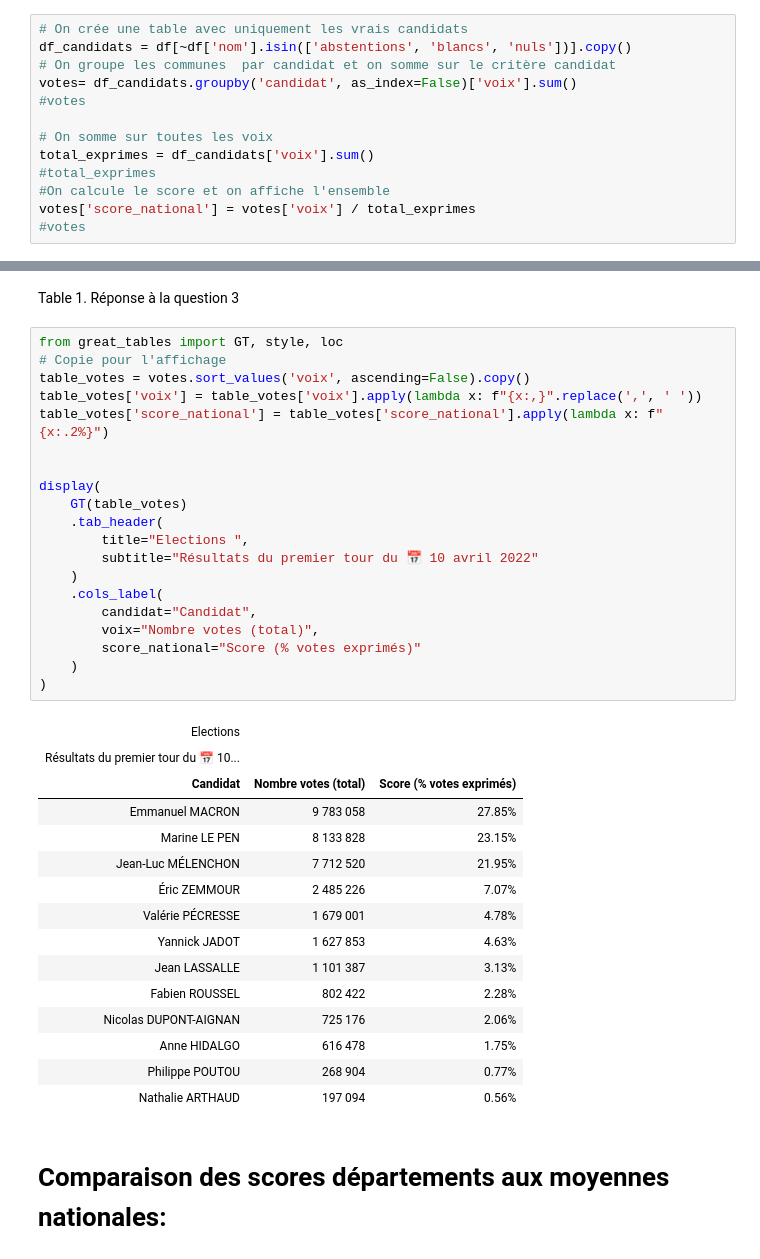
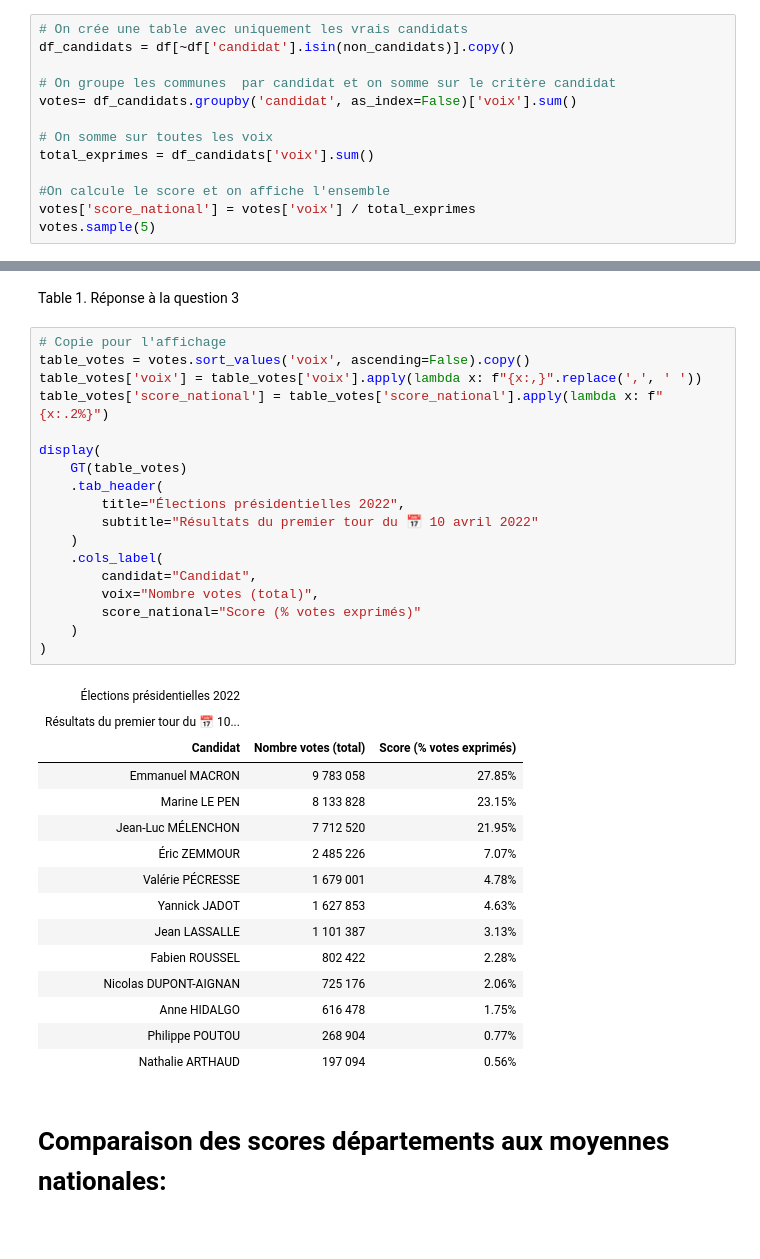
Before and after one commit to TeodoraHub/DM_python, a Jupyter notebook: DM_pythonDMR.ipynb, the cells around one changed output, grey strips where cells are left out. Saved outputs shown, nothing was run; the diff lists cells and outputs as text.

```diff
--- a/DM_pythonDMR.ipynb
+++ b/DM_pythonDMR.ipynb
@@ -173,14 +173,14 @@ En 2022, il y avait 12 candidats à l'élection présidentielle.
 ## Question 3 — Scores nationaux de chaque candidat
 # %%
 # On crée une table avec uniquement les vrais candidats
-df_candidats = df[~df['nom'].isin(['abstentions', 'blancs', 'nuls'])].copy()
+df_candidats = df[~df['candidat'].isin(non_candidats)].copy()
+
 # On groupe les communes  par candidat et on somme sur le critère candidat
 votes= df_candidats.groupby('candidat', as_index=False)['voix'].sum()
-#votes
 
 # On somme sur toutes les voix
 total_exprimes = df_candidats['voix'].sum()
-#total_exprimes
+
 #On calcule le score et on affiche l'ensemble
 votes['score_national'] = votes['voix'] / total_exprimes
-#votes
+votes.sample(5)
@@ -187,27 +194,25 @@ votes['score_national'] = votes['voix'] / total_exprimes
 # %% [markdown]
 Table 1. Réponse à la question 3
 # %%
-from great_tables import GT, style, loc
 # Copie pour l'affichage
 table_votes = votes.sort_values('voix', ascending=False).copy()
 table_votes['voix'] = table_votes['voix'].apply(lambda x: f"{x:,}".replace(',', ' '))
 table_votes['score_national'] = table_votes['score_national'].apply(lambda x: f"{x:.2%}")
 
-
 display(
     GT(table_votes)
     .tab_header(
-        title="Elections ",
+        title="Élections présidentielles 2022",
         subtitle="Résultats du premier tour du 📅 10 avril 2022"
     )
     .cols_label(
         candidat="Candidat",
         voix="Nombre votes (total)",
         score_national="Score (% votes exprimés)"
     )
 )
 # %% [output]
-| Elections |  |  |
+| Élections présidentielles 2022 |  |  |
 | Résultats du premier tour du 📅 10... |  |  |
 | Candidat | Nombre votes (total) | Score (% votes exprimés) |
 | Emmanuel MACRON | 9 783 058 | 27.85% |
```
Also changed, not shown: parts of 3 cells of this notebook.
